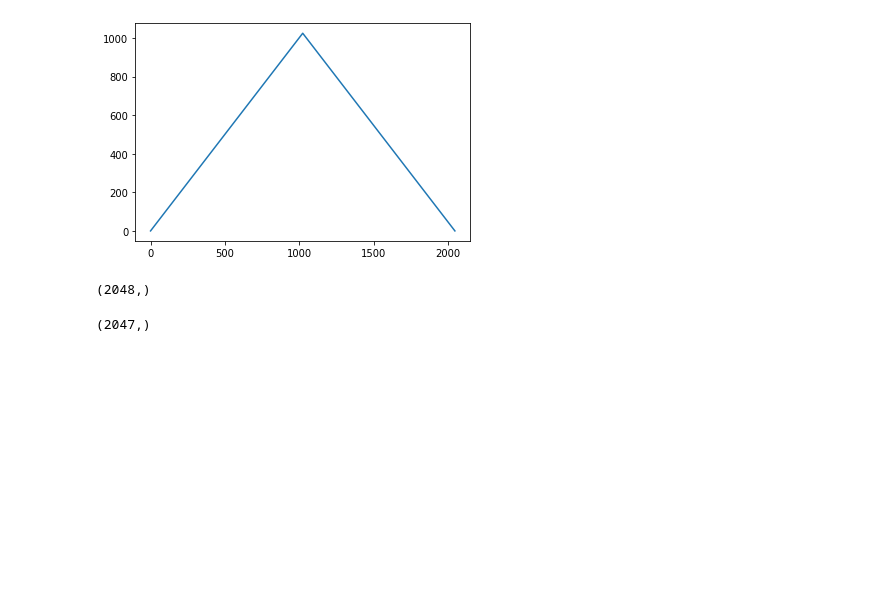
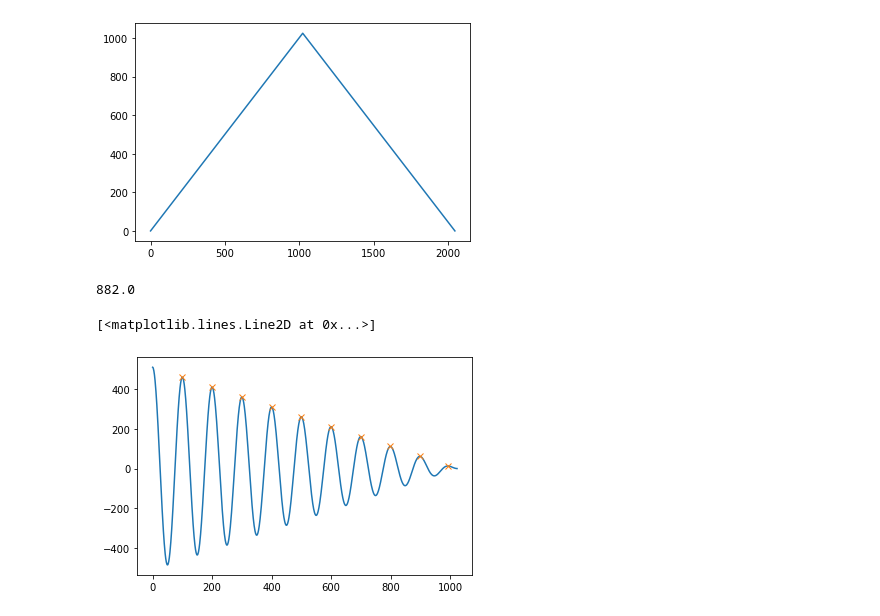
Before and after one commit to VedantKalbag/ACA-assignments, a Jupyter notebook: assignment_1/ass1.ipynb, the cells around one changed output. Saved outputs shown, nothing was run; the diff lists cells and outputs as text; code cells hidden in the pictures; blank space fills up the shorter version.

Commit message:
finished acf wrote get f0 but it needs fixing

```diff
--- a/assignment_1/ass1.ipynb
+++ b/assignment_1/ass1.ipynb
@@ -65,12 +65,13 @@ a,ts=block_audio(np.ones(file_length),blockSize, hopSize, fs)
 # %%
 def comp_acf(inputVector, bIsNormalized=False):
     correl=[]
+    c=[]
     for block in inputVector:
         #print(block)
         z=np.zeros(block.shape[0])
         x=np.append(block,z)
         start=0
-        for i in range(0,block.shape[0]):# Offset start of x by j samples
+        for i in range(0,block.shape[0]):# Offset start of x by i samples
             start = i
             end = start + block.shape[0]
             #print(f"start - {start} end - {end}")
@@ -78,5 +79,7 @@ def comp_acf(inputVector, bIsNormalized=False):
             #print(y)
             corr = np.dot(y,block)
             #print(corr)
-            correl.append(corr)
-    return np.array(correl)
+            correl.append(corr) # ADD THE SHIFTED DOT PRODUCT TO THE CORRELATION ARRAY FOR EACH BLOCK
+        #print(len(correl))
+        c.append(np.array(correl)) # ADD TO LIST WHEN THE BLOCK HAS BEEN FULLY COMPUTED
+    return np.array(c) # OUTPUT NEEDS TO BE AN ARRAY OF CORRELATION ARRAYS
@@ -111,11 +184,15 @@ plt.plot(c)
 # %% [output]
 [<matplotlib.lines.Line2D at 0x...>]
 [figure]
-# %%
-my_correlation.shape
-# %% [output]
-(2048,)
-# %%
-c.shape
-# %% [output]
-(2047,)
+# %%
+a,ts=block_audio(sig[-1024:],blockSize, hopSize, fs)
+my_c=comp_acf(a)
+get_f0_from_acf(my_c,44100)
+# %% [output]
+882.0
+# %%
+plt.plot(my_c)
+plt.plot(a,my_c[a],"x")
+# %% [output]
+[<matplotlib.lines.Line2D at 0x...>]
+[figure, added]
```
Also changed, not shown: parts of 9 cells of this notebook.
